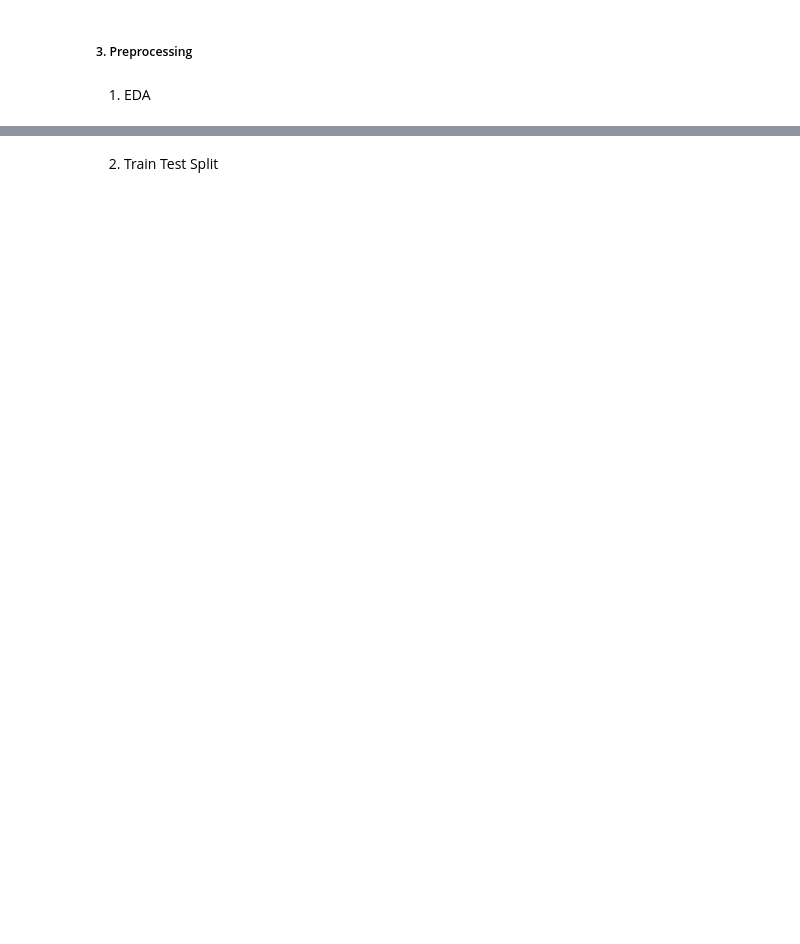
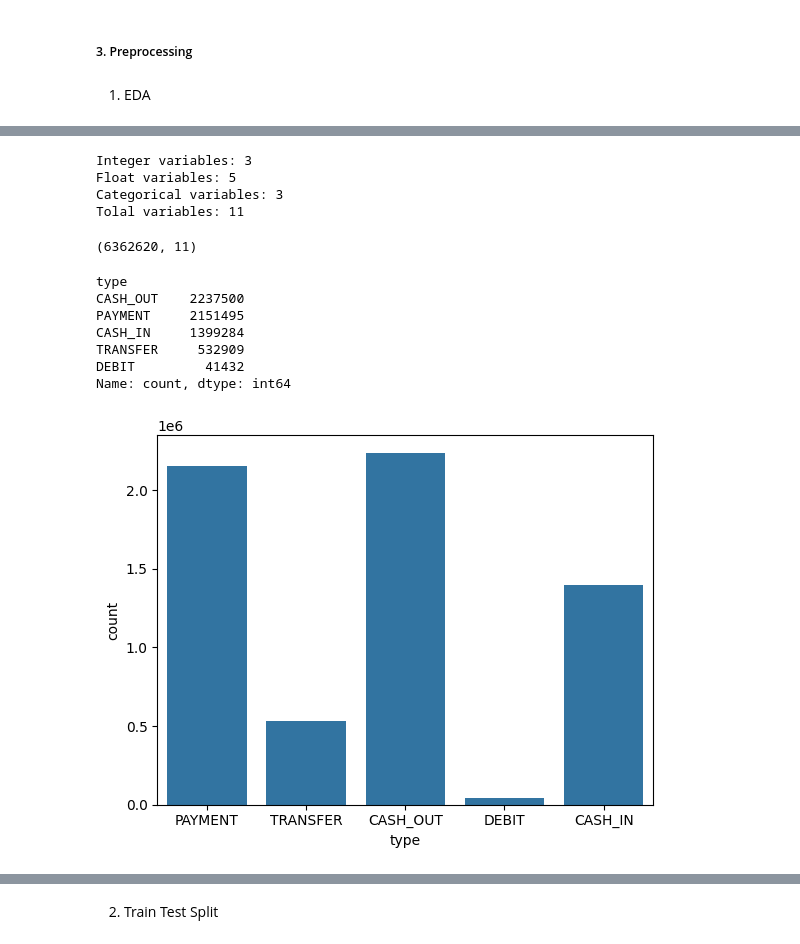
Before and after one commit to fatahrahimi330/100-Machine-Learning-Projects, a Jupyter notebook: 21-Online Fraud Detection/online_payment_fraud_detection.ipynb, the cells around one changed output, grey strips where cells are left out. Saved outputs shown, nothing was run; the diff lists cells and outputs as text; code cells hidden in the pictures; blank space fills up the shorter version.

Commit message:
Online Payment Fraud Detection Project

```diff
--- a/21-Online Fraud Detection/online_payment_fraud_detection.ipynb
+++ b/21-Online Fraud Detection/online_payment_fraud_detection.ipynb
@@ -18,0 +108,36 @@ df.head()
+# %%
+ints, floats, objects = [], [], []
+for col in df.columns:
+    if df[col].dtypes == int:
+        ints.append(df[col])
+    elif df[col].dtypes == float:
+        floats.append(df[col])
+    else:
+        objects.append(df[col])
+
+print("Integer variables:", len(ints))
+print("Float variables:", len(floats))
+print("Categorical variables:", len(objects))
+print("Tolal variables:", len(ints) + len(floats) + len(objects))
+# %% [output]
+Integer variables: 3
+Float variables: 5
+Categorical variables: 3
+Tolal variables: 11
+# %%
+df.shape
+# %% [output]
+(6362620, 11)
+# %%
+print(df.type.value_counts())
+sns.countplot(x = 'type', data=df)
+plt.show()
+# %% [output]
+type
+CASH_OUT    2237500
+PAYMENT     2151495
+CASH_IN     1399284
+TRANSFER     532909
+DEBIT         41432
+Name: count, dtype: int64
+[figure, added]
```
Also changed, not shown: parts of 28 cells of this notebook, 1 other file.
